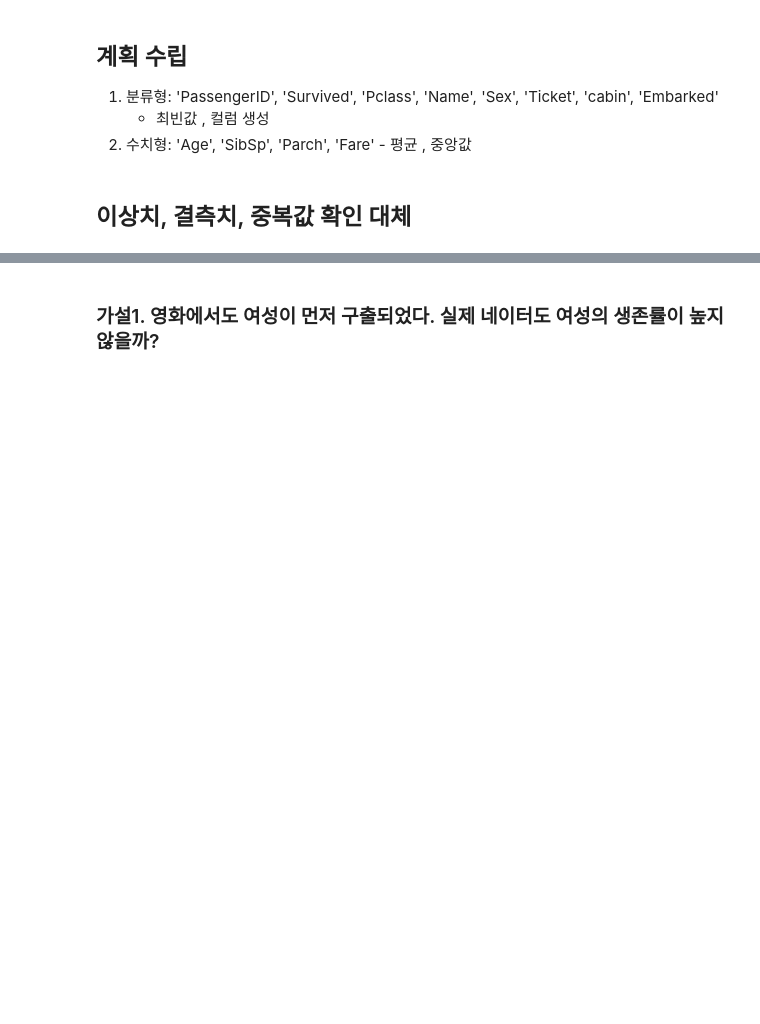
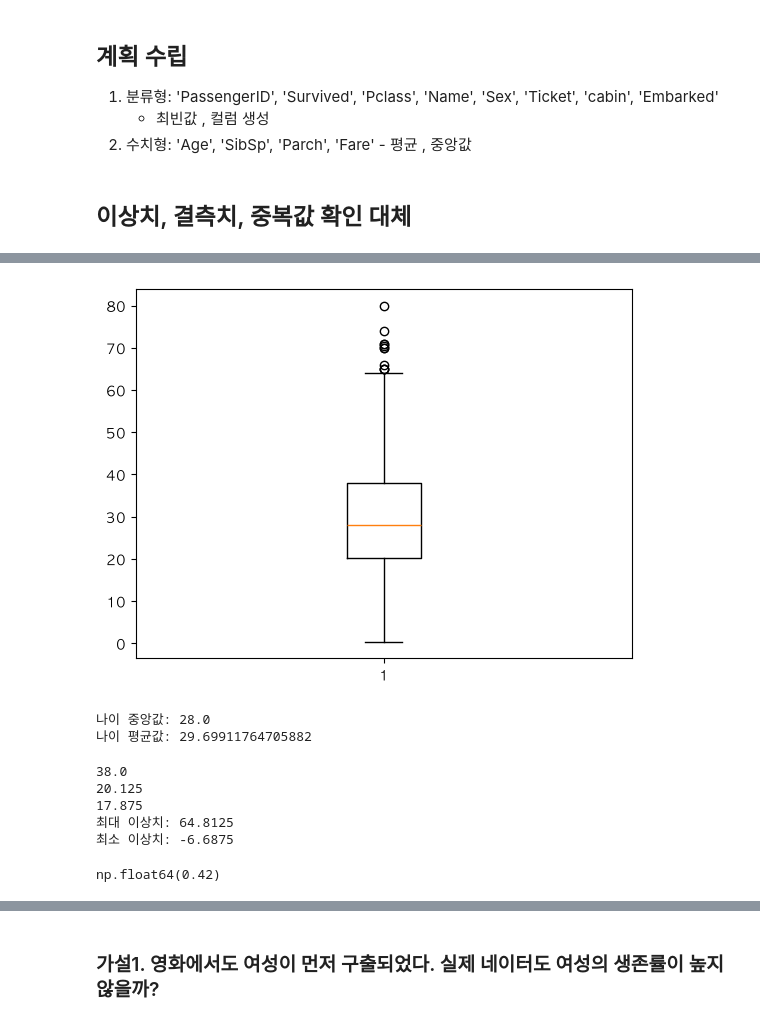
Before and after one commit to LEE0202020/study, a Jupyter notebook: 7. 데이터 전처리(EDA) .ipynb, the cells around one changed output, grey strips where cells are left out. Cells and saved outputs as stored; diff of their text form; code cells hidden in the pictures; blank space fills up the shorter version.

```diff
--- a/7. 데이터 전처리(EDA) .ipynb
+++ b/7. 데이터 전처리(EDA) .ipynb
@@ -88,2 +128,3 @@ df..unique()
 # %%
-df.drop(["PassengerId", "Ticket", "Cabin", "Embarked"], )
+df1 = df.drop(["PassengerId", "Ticket", "Cabin", "Embarked"], axis=1)
+df1
@@ -98,2 +165,38 @@ df.drop(["PassengerId", "Ticket", "Cabin", "Embarked"], )
+# %%
+plt.boxplot(df1["Age"].dropna())
+plt.show()
+# %% [output]
+[figure, added]
 # %%
-isna()
+age_median = df1["Age"].median()
+age_avg = df1["Age"].mean()
+
+print(f"나이 중앙값: {age_median}")
+print(f"나이 평균값: {age_avg}")
+# %% [output]
+나이 중앙값: 28.0
+나이 평균값: 29.69911764705882
+# %%
+Q3 = df1["Age"].quantile(0.75)
+Q1 = df1["Age"].quantile(0.25)
+IQR = Q3 - Q1
+
+max_outlier = Q3 + (1.5 * IQR)
+min_outlier = Q1 - (1.5 * IQR)
+
+print(Q3)
+print(Q1)
+print(IQR)
+
+print(f"최대 이상치: {max_outlier}")
+print(f"최소 이상치: {min_outlier}")
+# %% [output]
+38.0
+20.125
+17.875
+최대 이상치: 64.8125
+최소 이상치: -6.6875
+# %%
+df1.iloc[df1["Age"].idxmin()]["Age"]
+# %% [output]
+np.float64(0.42)
```
Also changed, not shown: parts of 32 cells of this notebook, 4 other files.
